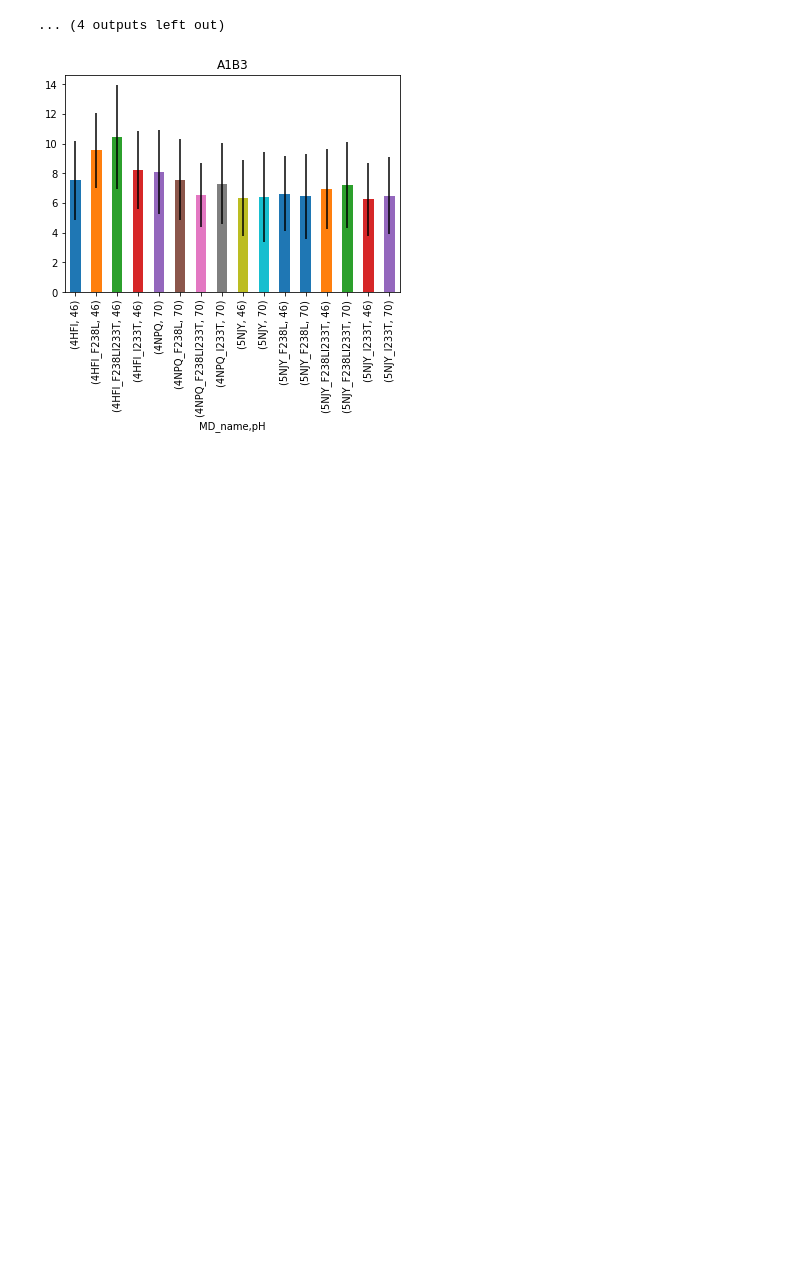
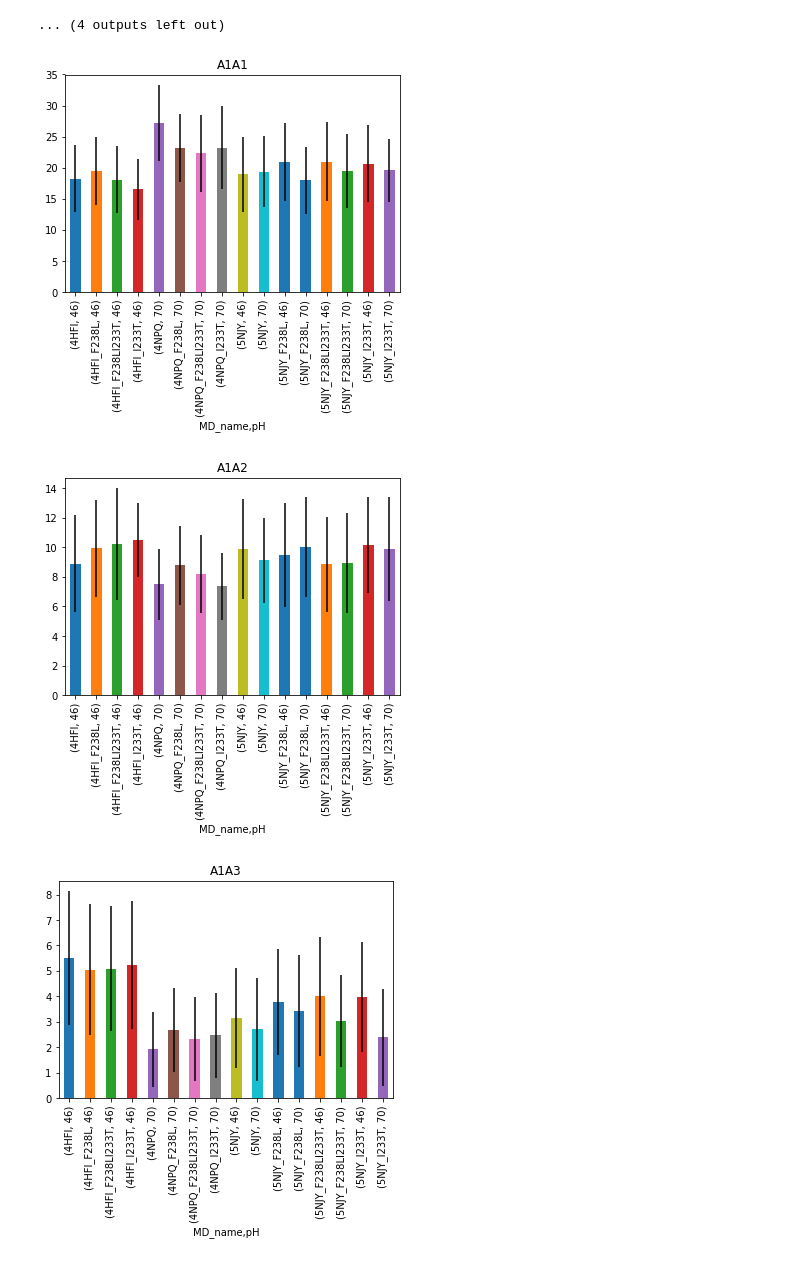
Before and after one commit to chemlove/md_data_analysis, a Jupyter notebook: Untitled2.ipynb, the cells around one changed output. Saved outputs shown, nothing was run; the diff lists cells and outputs as text; code cells hidden in the pictures; blank space fills up the shorter version.

```diff
--- a/Untitled2.ipynb
+++ b/Untitled2.ipynb
@@ -425,13 +444,16 @@ for i in range(198,315):
 [figure]
 ... (4 outputs left out)
 # %%
-group = md_data.groupby(['MD_name','pH'])['A1B3']
-mean = group.mean()
-if mean.max() >= 1:
-    errors = group.std()
-    ax = plt.subplot()
-    mean.plot.bar(yerr=errors,ax=ax)
-    ax.set_title('A1B3')
-    plt.show()
+for group_note in md_data.columns[-26:]:
+    group = md_data.groupby(['MD_name','pH'])[group_note]
+    mean = group.mean()
+    if mean.max() >= 1:
+        errors = group.std()
+        ax = plt.subplot()
+        mean.plot.bar(yerr=errors,ax=ax)
+        ax.set_title(group_note)
+        plt.show()
 # %% [output]
-[figure, old version]
+[figure, new version]
+[figure, added]
+[figure, added]
```
Also changed, not shown: parts of 4 cells of this notebook.
